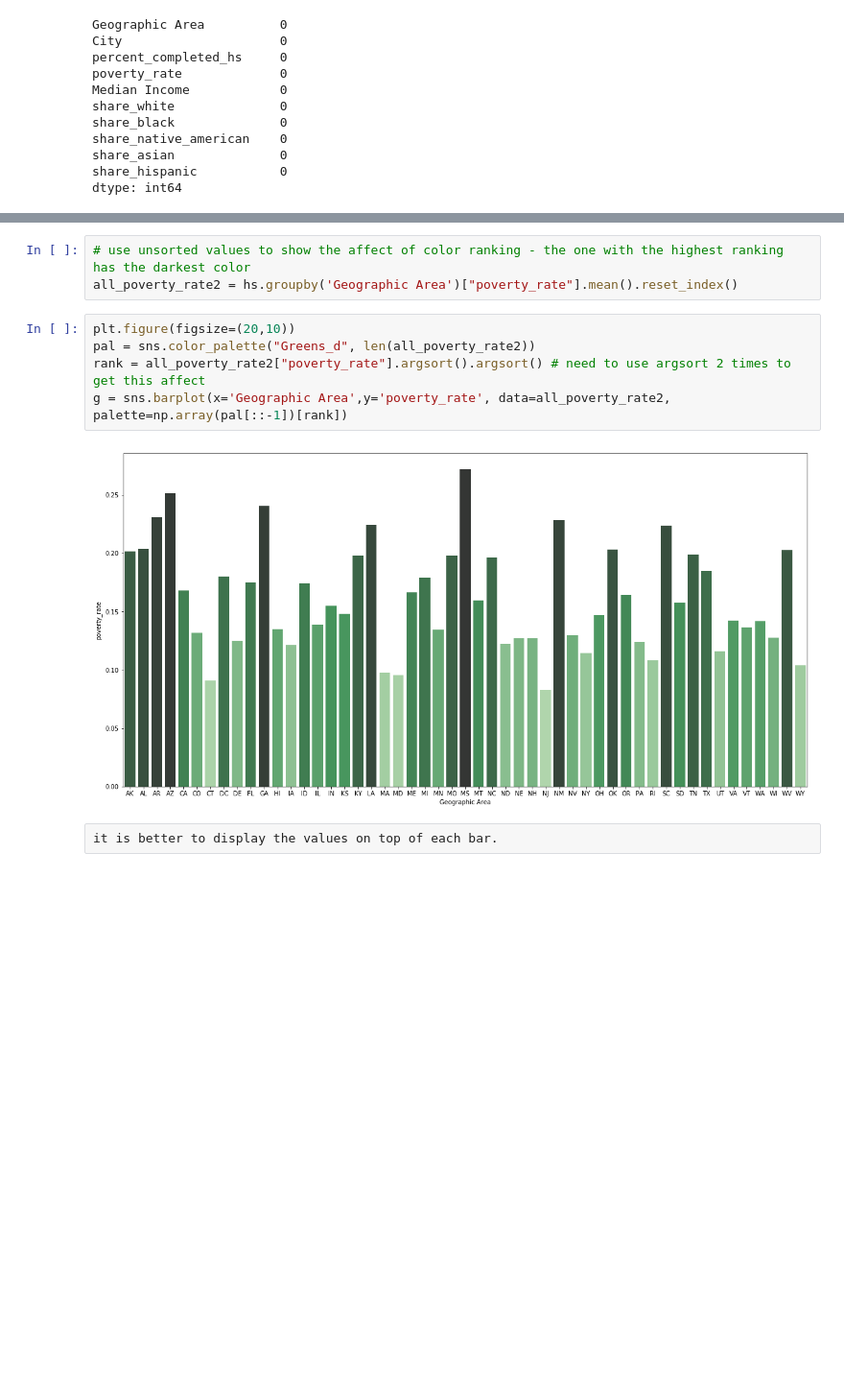
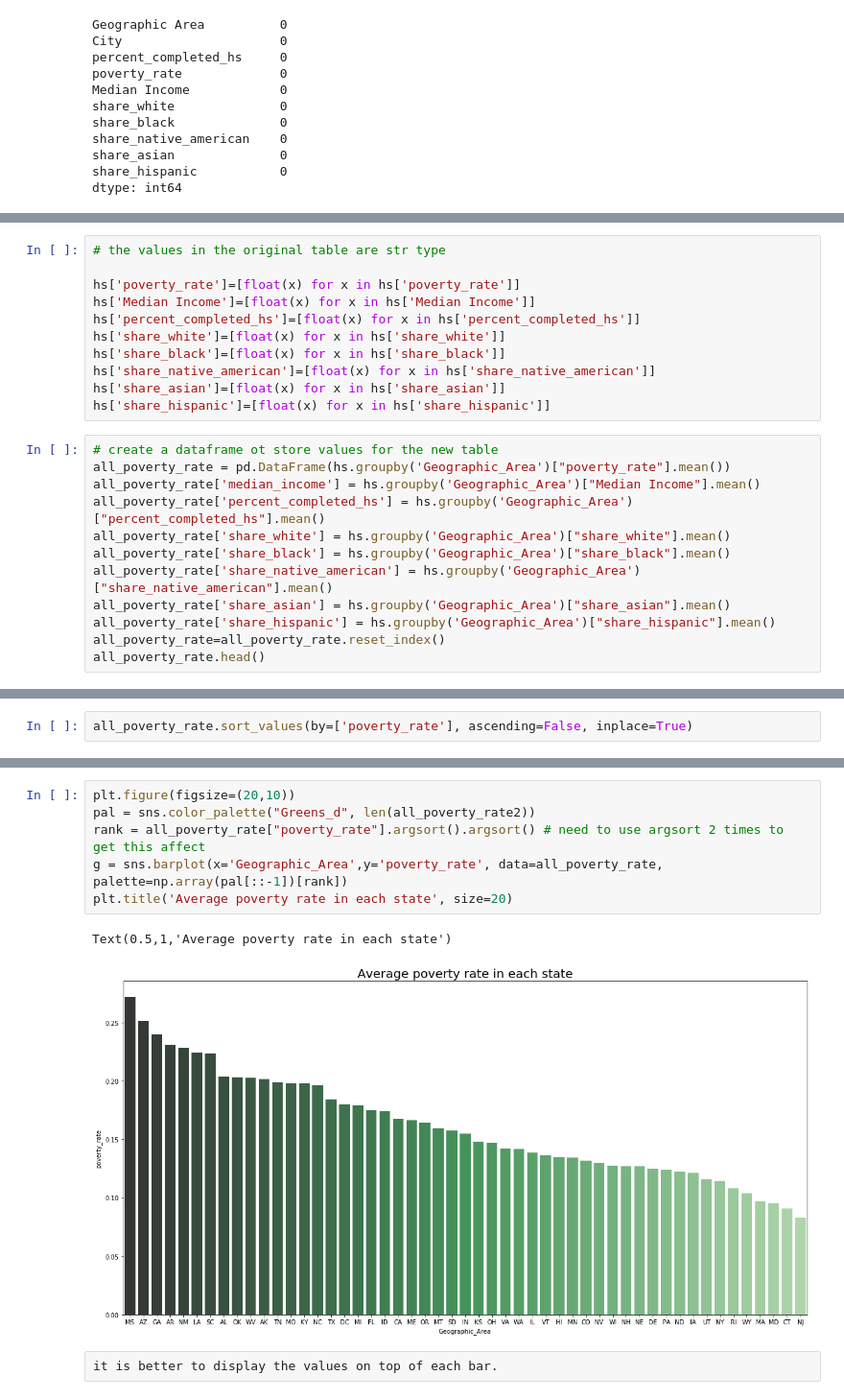
Before and after one commit to michaelzeng25/USA-shootings, a Jupyter notebook: USA shooting.ipynb, the cells around one changed output, grey strips where cells are left out. Shown at 96% size. Drawn from its saved outputs; the diff is of its cells as text; blank space fills up the shorter version.

```diff
--- a/USA shooting.ipynb
+++ b/USA shooting.ipynb
@@ -201,0 +132,23 @@ all_poverty_rate
+# %%
+# the values in the original table are str type
+
+hs['poverty_rate']=[float(x) for x in hs['poverty_rate']]
+hs['Median Income']=[float(x) for x in hs['Median Income']]
+hs['percent_completed_hs']=[float(x) for x in hs['percent_completed_hs']]
+hs['share_white']=[float(x) for x in hs['share_white']]
+hs['share_black']=[float(x) for x in hs['share_black']]
+hs['share_native_american']=[float(x) for x in hs['share_native_american']]
+hs['share_asian']=[float(x) for x in hs['share_asian']]
+hs['share_hispanic']=[float(x) for x in hs['share_hispanic']]
+# %%
+# create a dataframe ot store values for the new table
+all_poverty_rate = pd.DataFrame(hs.groupby('Geographic_Area')["poverty_rate"].mean())
+all_poverty_rate['median_income'] = hs.groupby('Geographic_Area')["Median Income"].mean()
+all_poverty_rate['percent_completed_hs'] = hs.groupby('Geographic_Area')["percent_completed_hs"].mean()
+all_poverty_rate['share_white'] = hs.groupby('Geographic_Area')["share_white"].mean()
+all_poverty_rate['share_black'] = hs.groupby('Geographic_Area')["share_black"].mean()
+all_poverty_rate['share_native_american'] = hs.groupby('Geographic_Area')["share_native_american"].mean()
+all_poverty_rate['share_asian'] = hs.groupby('Geographic_Area')["share_asian"].mean()
+all_poverty_rate['share_hispanic'] = hs.groupby('Geographic_Area')["share_hispanic"].mean()
+all_poverty_rate=all_poverty_rate.reset_index()
+all_poverty_rate.head()
@@ -202,3 +162,5 @@ all_poverty_rate
+# %%
+all_poverty_rate.sort_values(by=['poverty_rate'], ascending=False, inplace=True)
 # %%
 plt.figure(figsize=(20,10))
 sns.barplot('Geographic_Area', 'poverty_rate', data=all_poverty_rate)
@@ -208,13 +171,12 @@ sns.barplot('Geographic_Area', 'poverty_rate', data=all_poverty_rate)
-# %%
-# use unsorted values to show the affect of color ranking - the one with the highest ranking has the darkest color
-all_poverty_rate2 = hs.groupby('Geographic Area')["poverty_rate"].mean().reset_index()
 # %%
 plt.figure(figsize=(20,10))
 pal = sns.color_palette("Greens_d", len(all_poverty_rate2))
-rank = all_poverty_rate2["poverty_rate"].argsort().argsort() # need to use argsort 2 times to get this affect
-g = sns.barplot(x='Geographic Area',y='poverty_rate', data=all_poverty_rate2, palette=np.array(pal[::-1])[rank])
+rank = all_poverty_rate["poverty_rate"].argsort().argsort() # need to use argsort 2 times to get this affect
+g = sns.barplot(x='Geographic_Area',y='poverty_rate', data=all_poverty_rate, palette=np.array(pal[::-1])[rank])
+plt.title('Average poverty rate in each state', size=20)
 # %% [output]
+Text(0.5,1,'Average poverty rate in each state')
-[figure, old version]
+[figure, new version]
 # %% [raw]
 it is better to display the values on top of each bar.
 # %%
```
Also changed, not shown: parts of 22 cells of this notebook.
